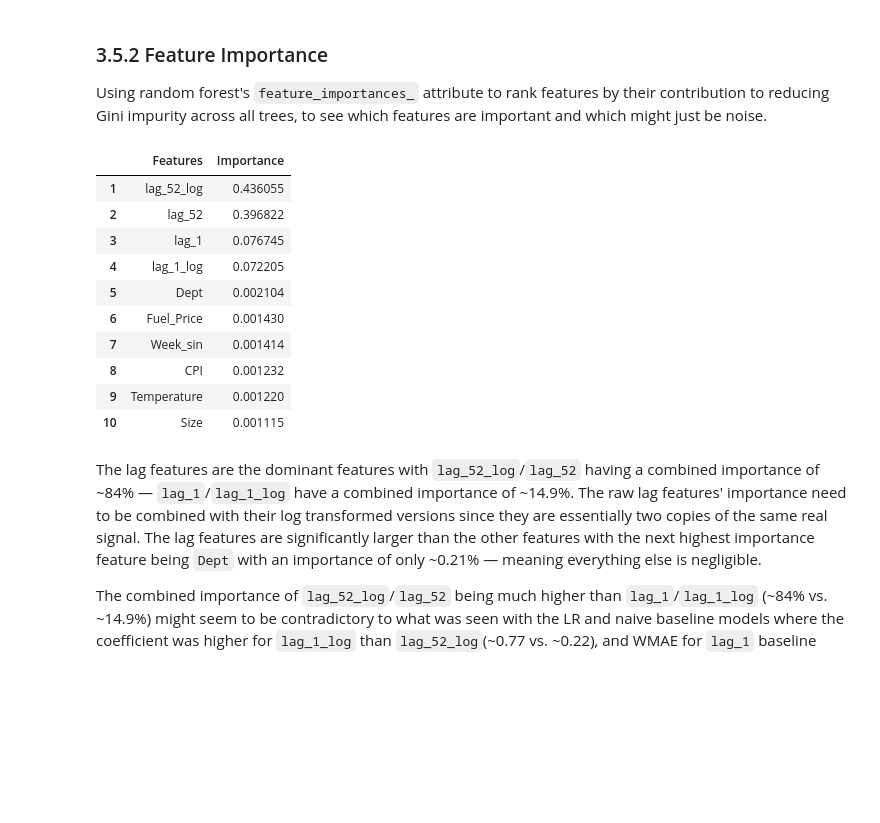
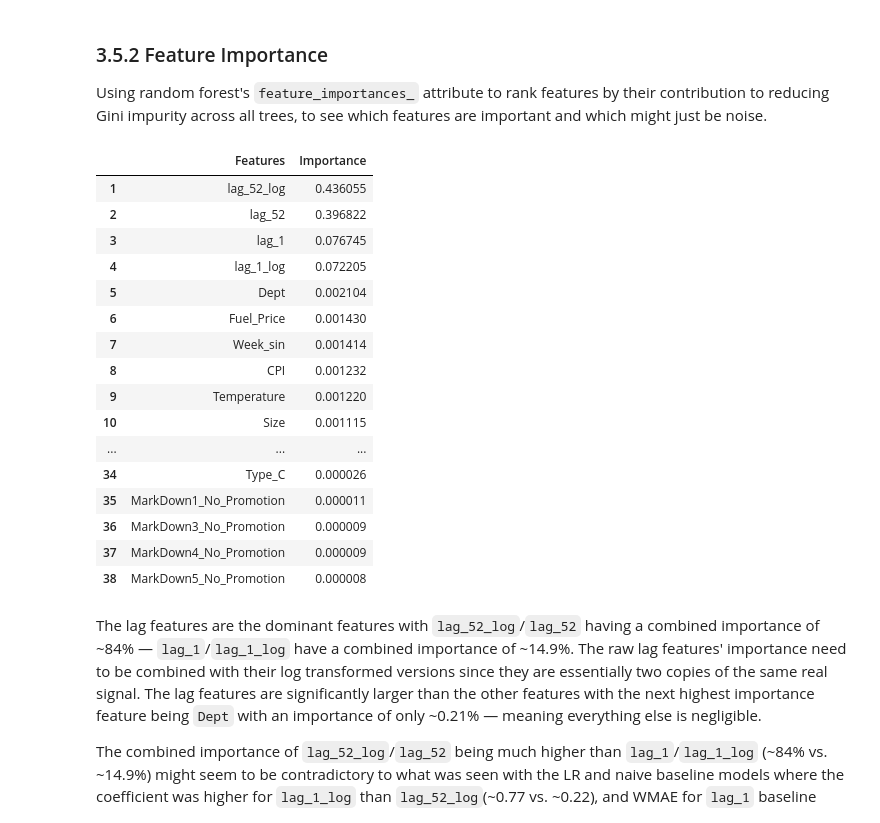
Before and after one commit to joshuasim/time-series-forecasting, a Jupyter notebook: notebooks/03_modeling_and_evaluation.ipynb, the cells around one changed output. Drawn from its saved outputs; the diff is of its cells as text; code cells hidden in the pictures; blank space fills up the shorter version.

```diff
--- a/notebooks/03_modeling_and_evaluation.ipynb
+++ b/notebooks/03_modeling_and_evaluation.ipynb
@@ -160,23 +160,29 @@ Using random forest's `feature_importances_` attribute to rank features by their
 # %%
 feature_importance = pd.DataFrame({
     'Features': X_train.columns,
     'Importance': rf.feature_importances_
 })
 feature_importance = feature_importance.sort_values(by='Importance', ascending=False, ignore_index=True)
 feature_importance.index += 1
-feature_importance.head(10)
+feature_importance
 # %% [output]
 |  | Features | Importance |
 | 1 | lag_52_log | 0.436055 |
 | 2 | lag_52 | 0.396822 |
 | 3 | lag_1 | 0.076745 |
 | 4 | lag_1_log | 0.072205 |
 | 5 | Dept | 0.002104 |
 | 6 | Fuel_Price | 0.001430 |
 | 7 | Week_sin | 0.001414 |
 | 8 | CPI | 0.001232 |
 | 9 | Temperature | 0.001220 |
 | 10 | Size | 0.001115 |
+| ... | ... | ... |
+| 34 | Type_C | 0.000026 |
+| 35 | MarkDown1_No_Promotion | 0.000011 |
+| 36 | MarkDown3_No_Promotion | 0.000009 |
+| 37 | MarkDown4_No_Promotion | 0.000009 |
+| 38 | MarkDown5_No_Promotion | 0.000008 |
 # %% [markdown]
 The lag features are the dominant features with `lag_52_log`/`lag_52` having a combined importance of ~84%  — `lag_1`/`lag_1_log` have a combined importance of ~14.9%. The raw lag features' importance need to be combined with their log transformed versions since they are essentially two copies of the same real signal. The lag features are significantly larger than the other features with the next highest importance feature being `Dept` with an importance of only ~0.21% — meaning everything else is negligible.
 
```
Also changed, not shown: parts of 10 cells of this notebook.
